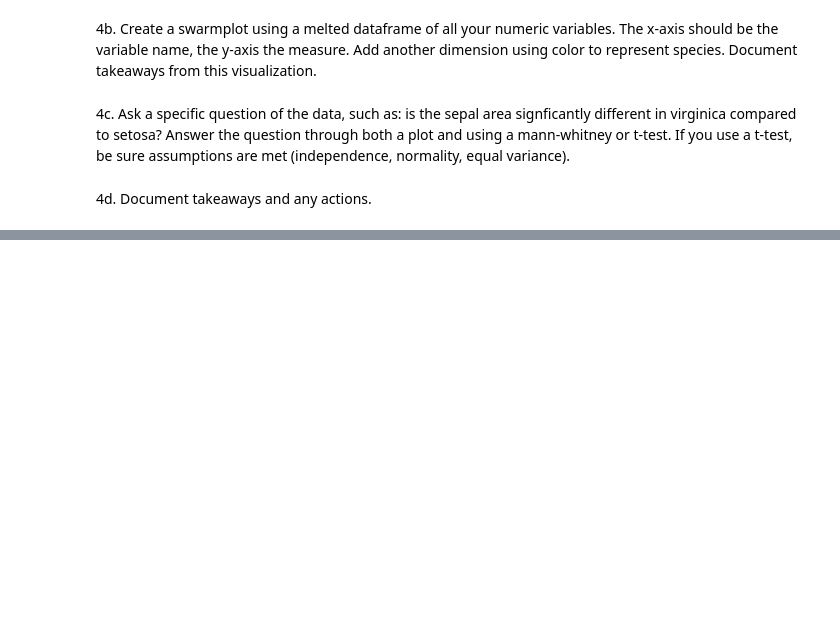
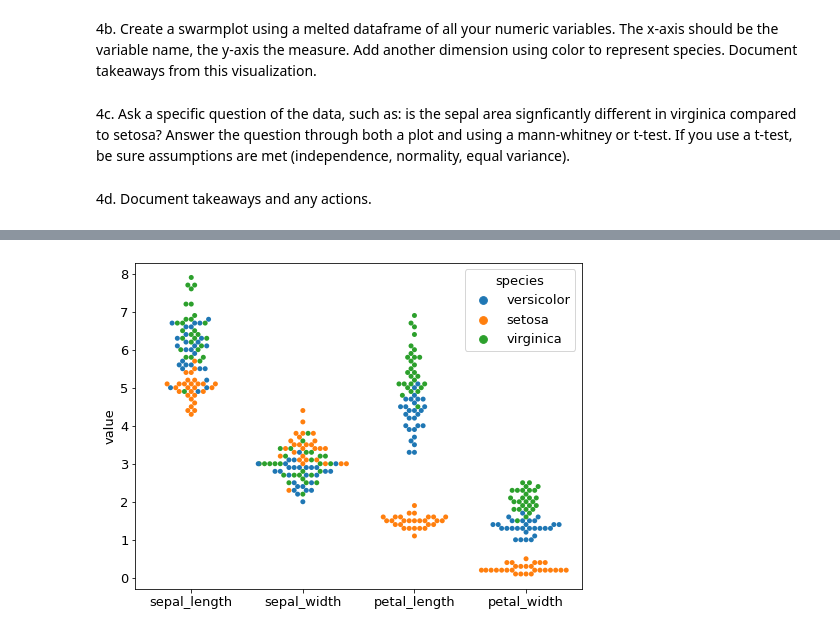
Before and after one commit to Tyler-Applegate/classification-exercises, a Jupyter notebook: classification_exercises.ipynb, the cells around one changed output, grey strips where cells are left out. Cells and saved outputs as stored; diff of their text form; code cells hidden in the pictures; blank space fills up the shorter version.

```diff
--- a/classification_exercises.ipynb
+++ b/classification_exercises.ipynb
@@ -529,3 +247,8 @@ Continue in your classification_exercises.ipynb notebook. As always, add, commit
 Section 1 - iris_db: Using iris data from our mySQL server and the methods used in the lesson above:
 # %% [markdown]
 1. Acquire, prepare & split your data.
+# %%
+# acquire iris data
+
+iris_df = acquire.get_iris_data()
+iris_df.info()
@@ -531,0 +270,5 @@ Section 1 - iris_db: Using iris data from our mySQL server and the methods used
+# %%
+# prep the data
+
+iris_prep_df = prepare.prep_iris(iris_df)
+iris_prep_df.info()
@@ -531,0 +290,4 @@ Section 1 - iris_db: Using iris data from our mySQL server and the methods used
+# %%
+# split the data
+
+iris_train, iris_validate, iris_test = prepare.iris_split(iris_prep_df)
@@ -559,0 +408,7 @@ Section 1 - iris_db: Using iris data from our mySQL server and the methods used
+# %%
+# melt it like a grilled cheese
+
+iris_train_num_melt = iris_train[['species', 'sepal_length', 'sepal_width', 'petal_length', 'petal_width']].melt(id_vars = ['species'],
+                         var_name = 'measurement',
+                         value_name = 'value')
+iris_train_num_melt
@@ -559,0 +429,14 @@ Section 1 - iris_db: Using iris data from our mySQL server and the methods used
+# %%
+# swarm of bees
+
+plt.figure(figsize=(8,6))
+p = sns.swarmplot(
+    x='measurement',
+    y='value',
+    hue='species',
+    data=iris_train_num_melt,
+)
+p.set(xlabel='')
+plt.show()
+# %% [output]
+[figure, added]
```
Also changed, not shown: parts of 81 cells of this notebook, 4 other files.
